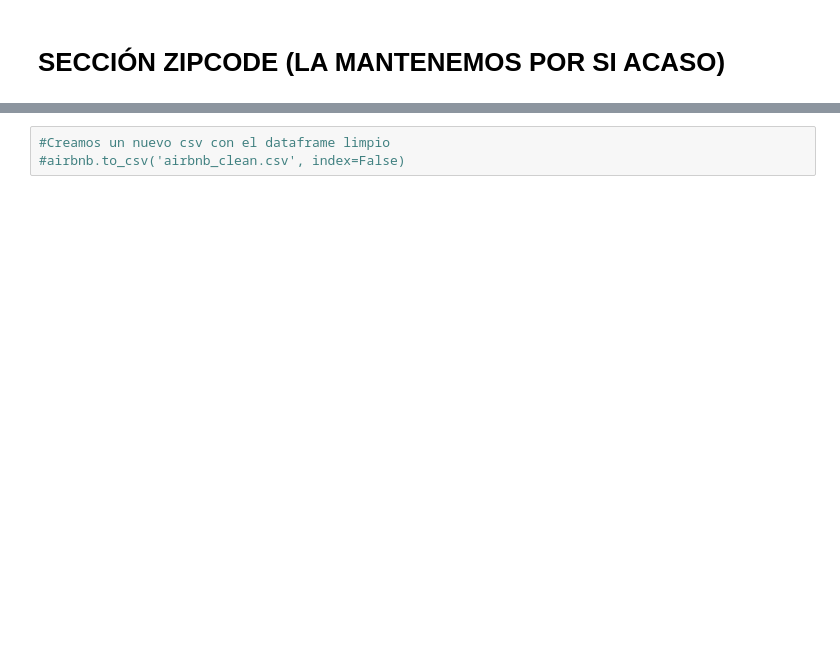
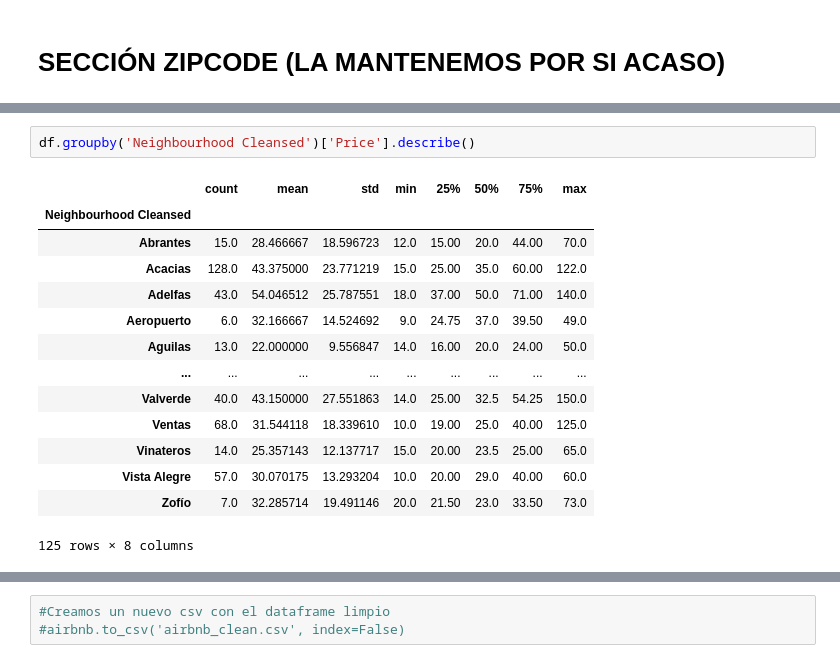
Before and after one commit to AnaGallegos/Proyecto-Final-KC-Data-Grupo-3, a Jupyter notebook: CollabGrupal.ipynb, the cells around one changed output, grey strips where cells are left out. Saved outputs shown, nothing was run; the diff lists cells and outputs as text; blank space fills up the shorter version.

```diff
--- a/CollabGrupal.ipynb
+++ b/CollabGrupal.ipynb
@@ -375,0 +383,17 @@ pd.unique(airbnb['Zipcode'])
+# %%
+df.groupby('Neighbourhood Cleansed')['Price'].describe()
+# %% [output]
+|  | count | mean | std | min | 25% | 50% | 75% | max |
+| Neighbourhood Cleansed |  |  |  |  |  |  |  |  |
+| Abrantes | 15.0 | 28.466667 | 18.596723 | 12.0 | 15.00 | 20.0 | 44.00 | 70.0 |
+| Acacias | 128.0 | 43.375000 | 23.771219 | 15.0 | 25.00 | 35.0 | 60.00 | 122.0 |
+| Adelfas | 43.0 | 54.046512 | 25.787551 | 18.0 | 37.00 | 50.0 | 71.00 | 140.0 |
+| Aeropuerto | 6.0 | 32.166667 | 14.524692 | 9.0 | 24.75 | 37.0 | 39.50 | 49.0 |
+| Aguilas | 13.0 | 22.000000 | 9.556847 | 14.0 | 16.00 | 20.0 | 24.00 | 50.0 |
+| ... | ... | ... | ... | ... | ... | ... | ... | ... |
+| Valverde | 40.0 | 43.150000 | 27.551863 | 14.0 | 25.00 | 32.5 | 54.25 | 150.0 |
+| Ventas | 68.0 | 31.544118 | 18.339610 | 10.0 | 19.00 | 25.0 | 40.00 | 125.0 |
+| Vinateros | 14.0 | 25.357143 | 12.137717 | 15.0 | 20.00 | 23.5 | 25.00 | 65.0 |
+| Vista Alegre | 57.0 | 30.070175 | 13.293204 | 10.0 | 20.00 | 29.0 | 40.00 | 60.0 |
+| Zofío | 7.0 | 32.285714 | 19.491146 | 20.0 | 21.50 | 23.0 | 33.50 | 73.0 |
+125 rows × 8 columns
```
Also changed, not shown: parts of 28 cells of this notebook.
